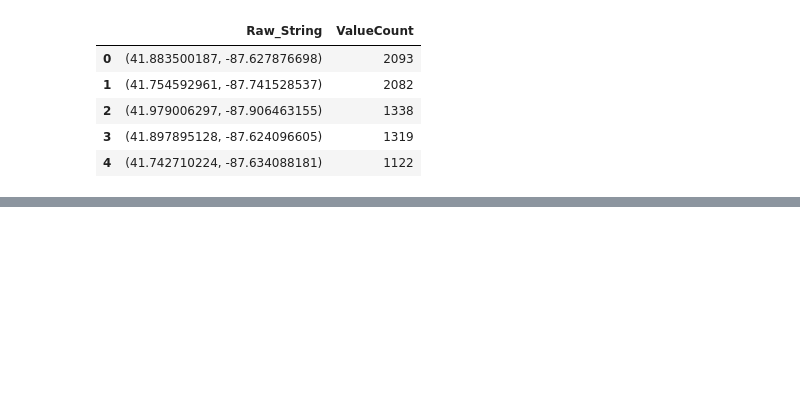
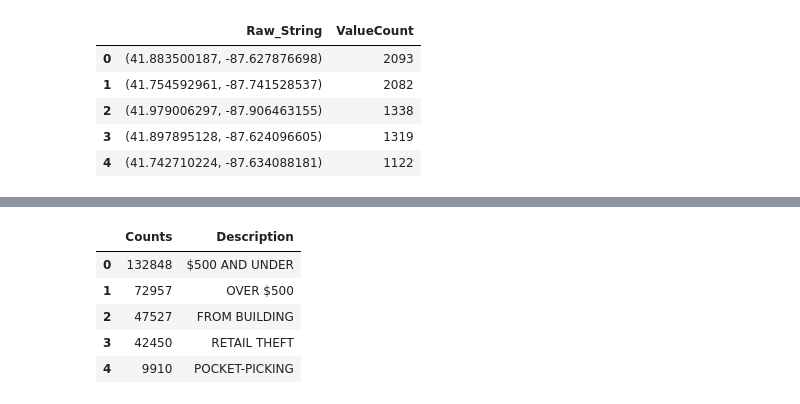
Before and after one commit to abhinav-bot/BigData, a Jupyter notebook: Chicagoc.BigData.ipynb, the cells around one changed output, grey strips where cells are left out. Saved outputs shown, nothing was run; the diff lists cells and outputs as text; code cells hidden in the pictures; blank space fills up the shorter version.

```diff
--- a/Chicagoc.BigData.ipynb
+++ b/Chicagoc.BigData.ipynb
@@ -159,0 +167,12 @@ crime_map
+# %%
+rdt_data = pd.DataFrame({"Counts": rdt['Description'].value_counts(), "Description" : rdt['Description'].value_counts().index})
+rdt_data.reset_index(inplace=True)
+rdt_data = rdt_data.drop(columns=['index'], axis = 1)
+rdt_data.head()
+# %% [output]
+|  | Counts | Description |
+| 0 | 132848 | $500 AND UNDER |
+| 1 | 72957 | OVER $500 |
+| 2 | 47527 | FROM BUILDING |
+| 3 | 42450 | RETAIL THEFT |
+| 4 | 9910 | POCKET-PICKING |
```
Also changed, not shown: parts of 8 cells of this notebook.
